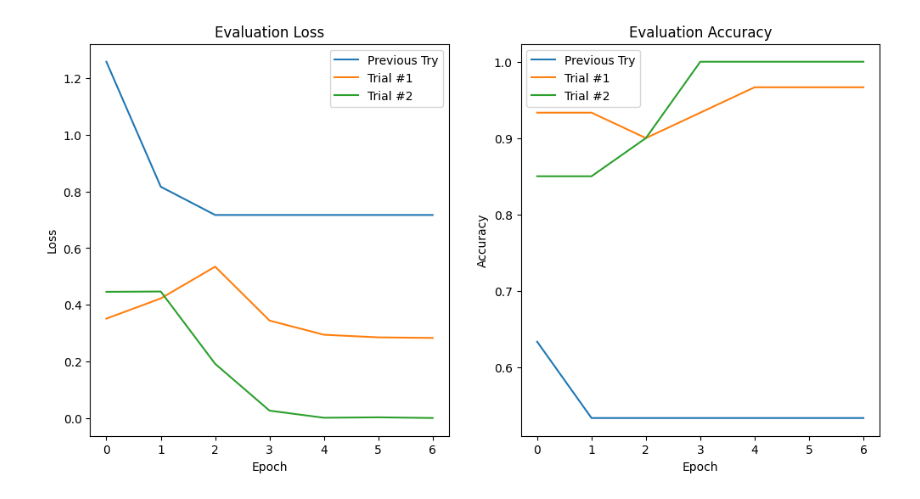
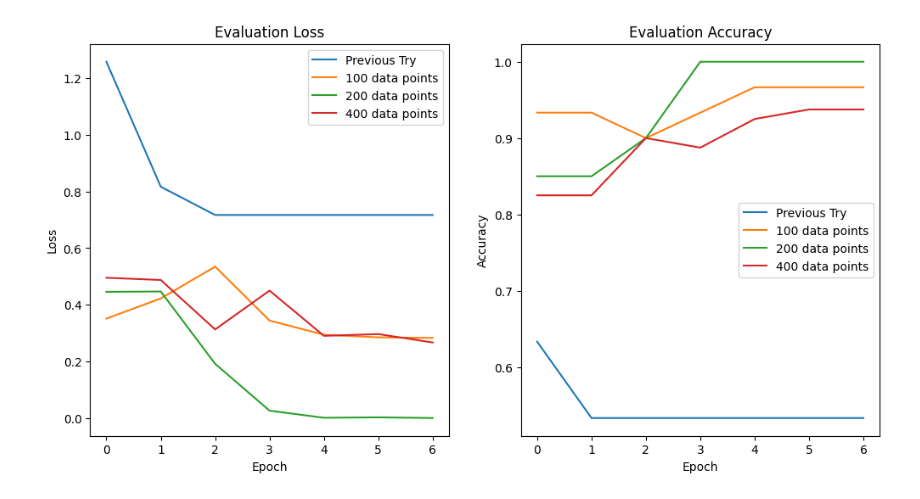
Before and after one commit to Subways-Sun/sodium-ion-batteries, a Jupyter notebook: bert/graphs.ipynb, the cells around one changed output. Cells and saved outputs as stored; diff of their text form; code cells hidden in the pictures.

Commit message:
Generate graph

```diff
--- a/bert/graphs.ipynb
+++ b/bert/graphs.ipynb
@@ -5,31 +5,35 @@ epochs_range = range(7)
 eval_losses_1 = [1.2568, 0.8163, 0.7167, 0.7167, 0.7167, 0.7167, 0.7167]
 eval_losses_2 = [0.3514, 0.4226, 0.5346, 0.3446, 0.2946, 0.2854, 0.2833]
 eval_losses_3 = [0.4459, 0.4470, 0.1921, 0.0271, 0.0020, 0.0035, 0.0011]
+eval_losses_4 = [0.4955, 0.4876, 0.3133, 0.4502, 0.2907, 0.2970, 0.2673]
 eval_accuracies_1 = [0.6333, 0.5333, 0.5333, 0.5333, 0.5333, 0.5333, 0.5333]
 eval_accuracies_2 = [0.9333, 0.9333, 0.9000, 0.9333, 0.9666, 0.9666, 0.9666]
 eval_accuracies_3 = [0.8500, 0.8500, 0.9000, 1.0000, 1.0000, 1.0000, 1.0000]
+eval_accuracies_4 = [0.8250, 0.8250, 0.9000, 0.8875, 0.9250, 0.9375, 0.9375]
 # %%
 plt.figure(figsize=(12, 6))
 
 plt.subplot(1, 2, 1)
 plt.plot(epochs_range, eval_losses_1, label="Previous Try")
-plt.plot(epochs_range, eval_losses_2, label="Trial #1")
-plt.plot(epochs_range, eval_losses_3, label="Trial #2")
+plt.plot(epochs_range, eval_losses_2, label="100 data points")
+plt.plot(epochs_range, eval_losses_3, label="200 data points")
+plt.plot(epochs_range, eval_losses_4, label="400 data points")
 plt.xlabel("Epoch")
 plt.ylabel("Loss")
 plt.title("Evaluation Loss")
 plt.legend()
 
 # Plot validation accuracy
 plt.subplot(1, 2, 2)
 plt.plot(epochs_range, eval_accuracies_1, label="Previous Try")
-plt.plot(epochs_range, eval_accuracies_2, label="Trial #1")
-plt.plot(epochs_range, eval_accuracies_3, label="Trial #2")
+plt.plot(epochs_range, eval_accuracies_2, label="100 data points")
+plt.plot(epochs_range, eval_accuracies_3, label="200 data points")
+plt.plot(epochs_range, eval_accuracies_4, label="400 data points")
 plt.xlabel("Epoch")
 plt.ylabel("Accuracy")
 plt.title("Evaluation Accuracy")
 plt.legend()
 
 plt.show()
 # %% [output]
-[figure, old version]
+[figure, new version]
```
Also changed, not shown: 1 other file.
